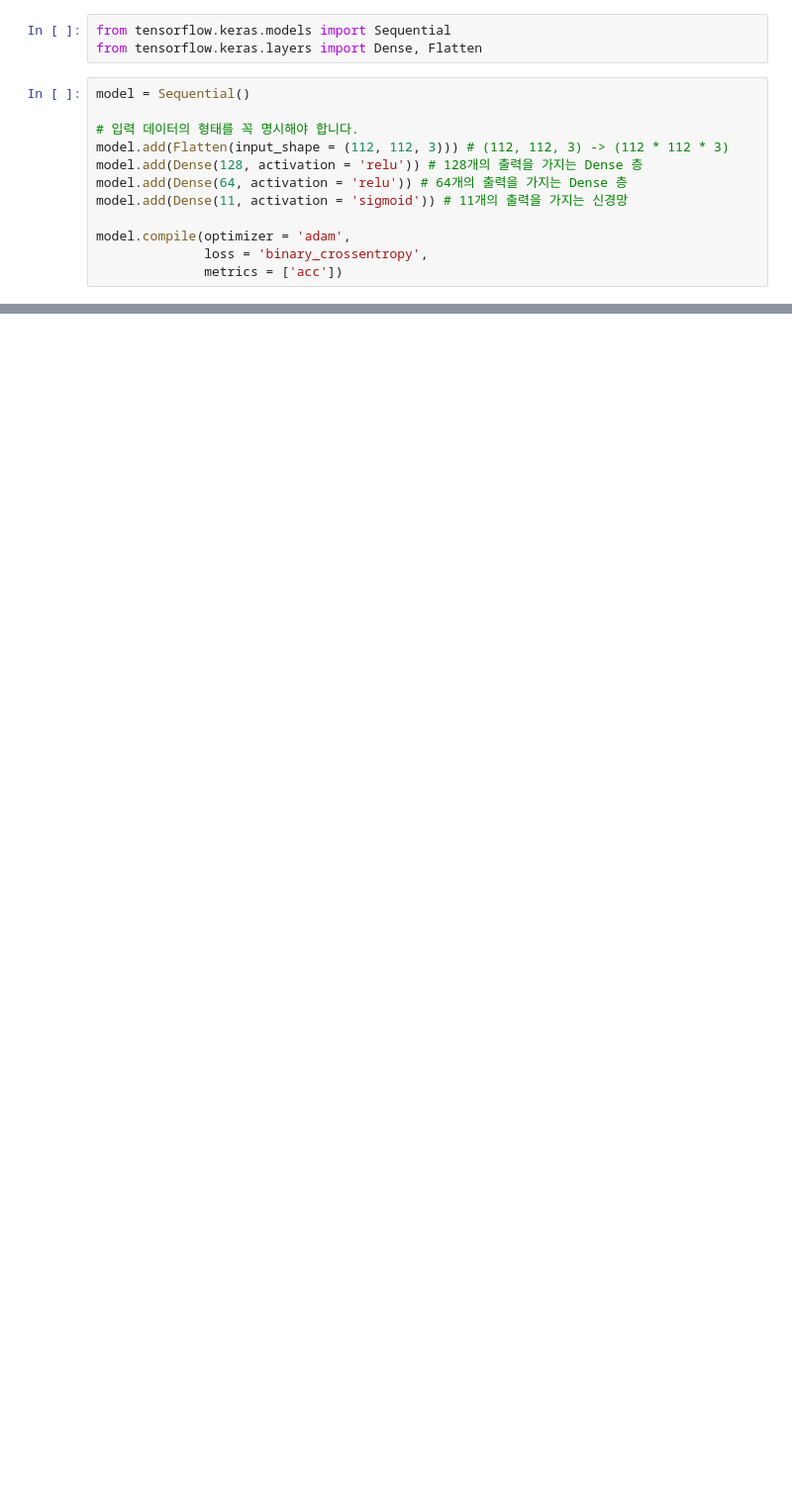
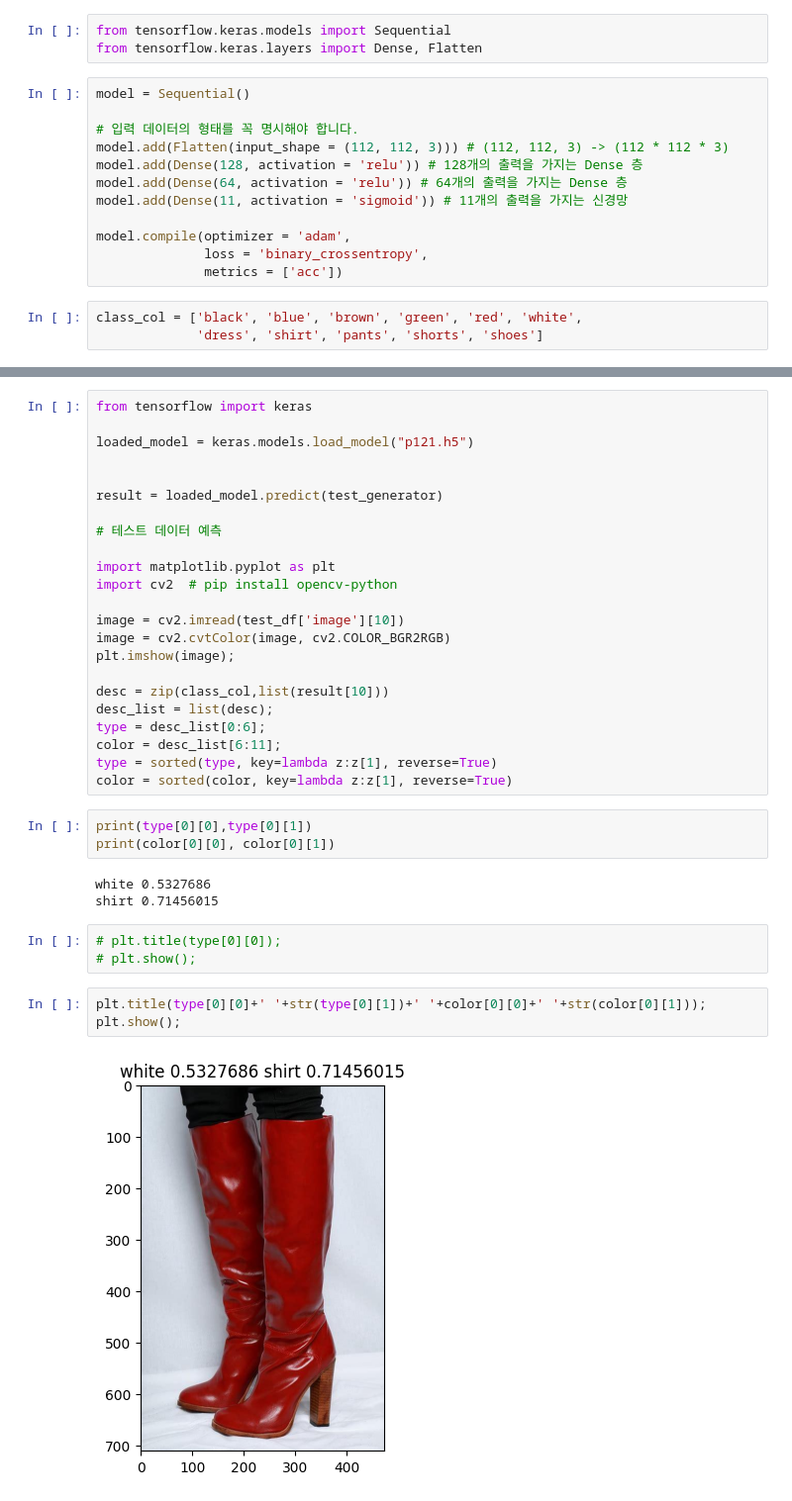
Before and after one commit to msio900/DLearning, a Jupyter notebook: p121.ipynb, the cells around one changed output, grey strips where cells are left out. Shown at 99% size. Cells and saved outputs as stored; diff of their text form; blank space fills up the shorter version.

```diff
--- a/p121.ipynb
+++ b/p121.ipynb
@@ -46,3 +39,6 @@ model.add(Dense(11, activation = 'sigmoid')) # 11개의 출력을 가지는 신
 model.compile(optimizer = 'adam',
               loss = 'binary_crossentropy',
               metrics = ['acc'])
+# %%
+class_col = ['black', 'blue', 'brown', 'green', 'red', 'white',
+             'dress', 'shirt', 'pants', 'shorts', 'shoes']
@@ -48,0 +110,37 @@ model.compile(optimizer = 'adam',
+# %%
+from tensorflow import keras
+
+loaded_model = keras.models.load_model("p121.h5")
+
+
+result = loaded_model.predict(test_generator)
+
+# 테스트 데이터 예측
+
+import matplotlib.pyplot as plt
+import cv2  # pip install opencv-python
+
+image = cv2.imread(test_df['image'][10])
+image = cv2.cvtColor(image, cv2.COLOR_BGR2RGB)
+plt.imshow(image);
+
+desc = zip(class_col,list(result[10]))
+desc_list = list(desc);
+type = desc_list[0:6];
+color = desc_list[6:11];
+type = sorted(type, key=lambda z:z[1], reverse=True)
+color = sorted(color, key=lambda z:z[1], reverse=True)
+# %%
+print(type[0][0],type[0][1])
+print(color[0][0], color[0][1])
+# %% [output]
+white 0.5327686
+shirt 0.71456015
+# %%
+# plt.title(type[0][0]);
+# plt.show();
+# %%
+plt.title(type[0][0]+' '+str(type[0][1])+' '+color[0][0]+' '+str(color[0][1]));
+plt.show();
+# %% [output]
+[figure, added]
```
Also changed, not shown: parts of 7 cells of this notebook, 3 other files.
